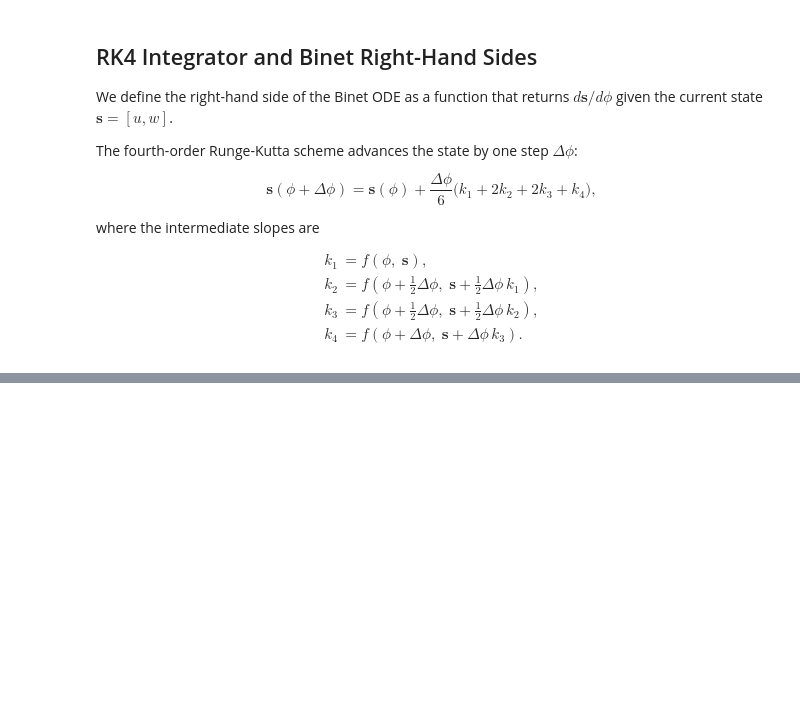
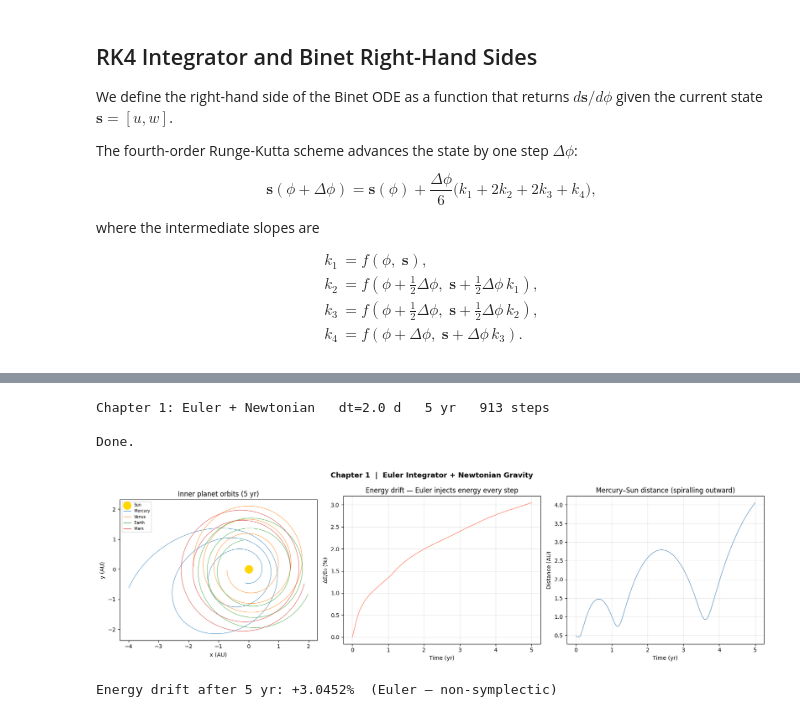
Before and after one commit to aditya-jyrj/solar-system, a Jupyter notebook: project.ipynb, the cells around one changed output, grey strips where cells are left out. Saved outputs shown, nothing was run; the diff lists cells and outputs as text; code cells hidden in the pictures; blank space fills up the shorter version.

```diff
--- a/project.ipynb
+++ b/project.ipynb
@@ -604,0 +667,59 @@ def rk4_step(f, s, phi, dphi):
+# %%
+IDX_MERC = 1    # Mercury is body index 1 (Sun is 0)
+PNAMES   = [row[0] for row in ELEMENTS_J2000]   # list of planet names
+
+DT1  = 2.0                          # time step (days)
+YR1  = 5                            # run length (years)
+STEPS1 = int(YR1 * DAY_YEAR / DT1)  # total number of steps
+
+pos0, vel0, gm0 = pack_state()
+
+print(f"Chapter 1: Euler + Newtonian   dt={DT1} d   {YR1} yr   {STEPS1:,} steps")
+tr1, tv1, te1 = integrate(pos0, vel0, gm0, DT1, STEPS1,
+                           method='euler', use_eih=False)
+t1 = np.arange(len(te1)) * DT1 / DAY_YEAR    # time axis in years
+print("Done.")
+# %% [output]
+Chapter 1: Euler + Newtonian   dt=2.0 d   5 yr   913 steps
+
+Done.
+# %%
+fig, axes = plt.subplots(1, 3, figsize=(17, 5))
+fig.suptitle("Chapter 1  |  Euler Integrator + Newtonian Gravity",
+             fontsize=13, fontweight='bold')
+
+# --- orbit plot ---
+ax = axes[0]
+ax.set_aspect('equal')
+ax.scatter(0, 0, color='gold', s=200, zorder=6, label='Sun')
+for name in ['Mercury', 'Venus', 'Earth', 'Mars']:
+    idx = PNAMES.index(name) + 1
+    r_hel = tr1[:, idx] - tr1[:, 0]            # heliocentric position
+    ax.plot(r_hel[:, 0], r_hel[:, 1], lw=0.6, label=name)
+ax.set_xlabel('x (AU)');  ax.set_ylabel('y (AU)')
+ax.set_title('Inner planet orbits (5 yr)')
+ax.legend(fontsize=7)
+
+# --- energy drift ---
+ax = axes[1]
+dE1 = (te1 - te1[0]) / abs(te1[0]) * 100       # relative energy change (%)
+ax.plot(t1, dE1, lw=0.8, color='tomato')
+ax.set_xlabel('Time (yr)');  ax.set_ylabel('ΔE/E₀ (%)')
+ax.set_title('Energy drift — Euler injects energy every step')
+ax.grid(True, alpha=0.3)
+
+# --- mercury distance from sun ---
+ax = axes[2]
+r_merc = np.linalg.norm(tr1[:, IDX_MERC] - tr1[:, 0], axis=1)
+ax.plot(t1, r_merc, lw=0.8, color='steelblue')
+ax.set_xlabel('Time (yr)');  ax.set_ylabel('Distance (AU)')
+ax.set_title("Mercury–Sun distance (spiralling outward)")
+ax.grid(True, alpha=0.3)
+
+plt.tight_layout()
+plt.show()
+
+print(f"Energy drift after {YR1} yr: {dE1[-1]:+.4f}%  (Euler — non-symplectic)")
+# %% [output]
+[figure, added]
+Energy drift after 5 yr: +3.0452%  (Euler — non-symplectic)
```
Also changed, not shown: parts of 16 cells of this notebook.
